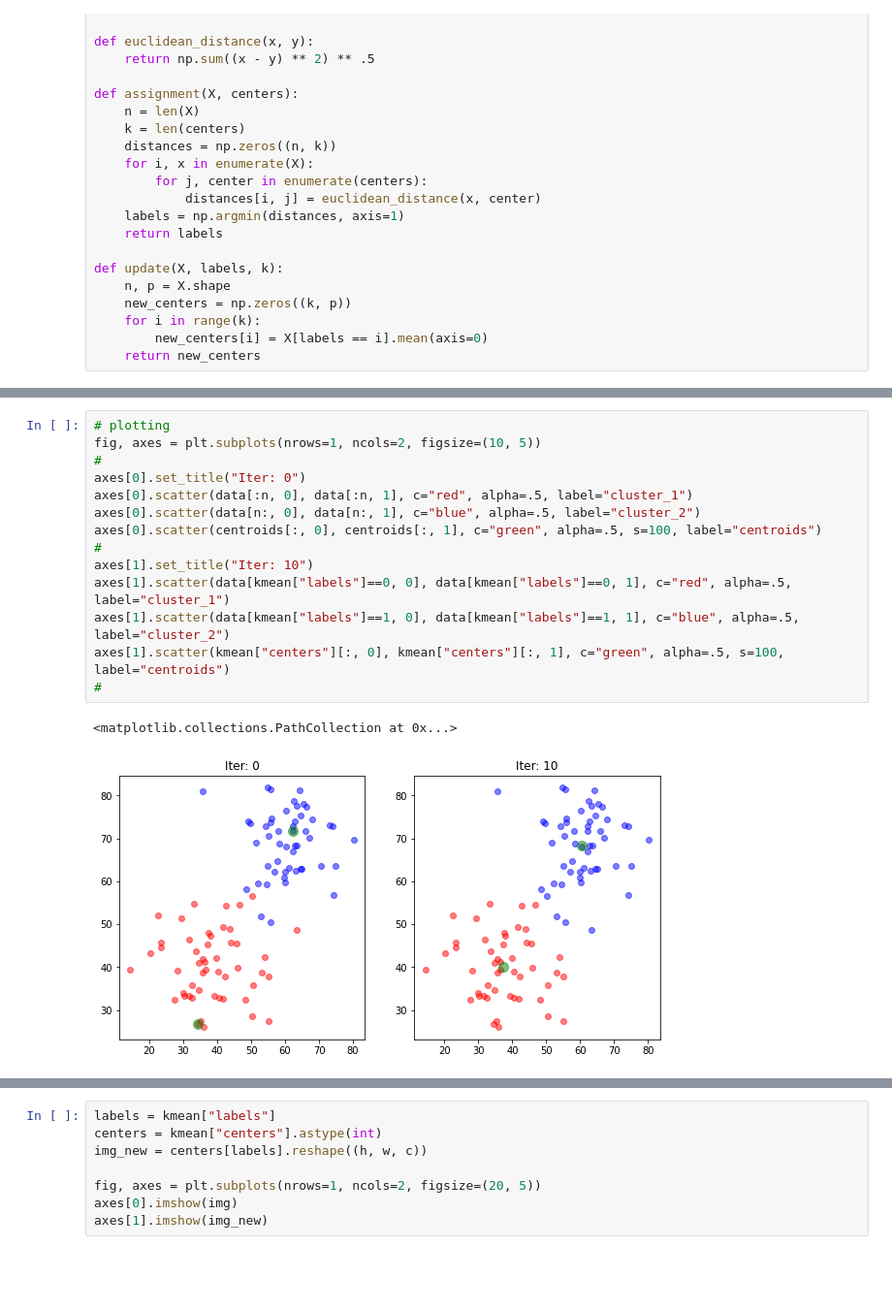
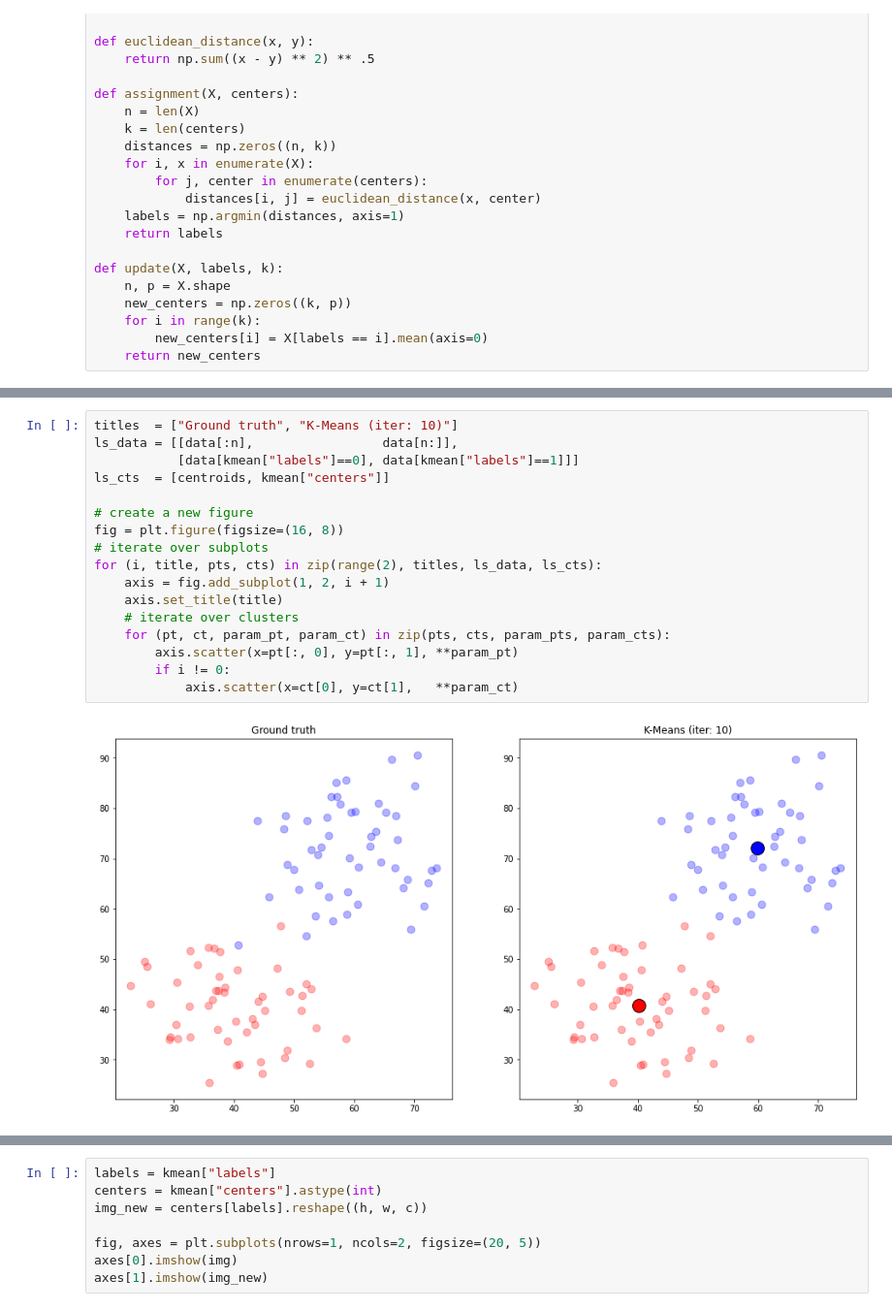
Before and after one commit to Niche-Squad/intro_to_phenomics, a Jupyter notebook: l03_kmeans.ipynb, the cells around one changed output, grey strips where cells are left out. Shown at 97% size. Drawn from its saved outputs; the diff is of its cells as text; blank space fills up the shorter version.

Commit message:
kmeans almost done

```diff
--- a/l03_kmeans.ipynb
+++ b/l03_kmeans.ipynb
@@ -172,17 +255,19 @@ kmean
-# %%
-# plotting
-fig, axes = plt.subplots(nrows=1, ncols=2, figsize=(10, 5))
-#
-axes[0].set_title("Iter: 0")
-axes[0].scatter(data[:n, 0], data[:n, 1], c="red", alpha=.5, label="cluster_1")
-axes[0].scatter(data[n:, 0], data[n:, 1], c="blue", alpha=.5, label="cluster_2")
-axes[0].scatter(centroids[:, 0], centroids[:, 1], c="green", alpha=.5, s=100, label="centroids")
-#
-axes[1].set_title("Iter: 10")
-axes[1].scatter(data[kmean["labels"]==0, 0], data[kmean["labels"]==0, 1], c="red", alpha=.5, label="cluster_1")
-axes[1].scatter(data[kmean["labels"]==1, 0], data[kmean["labels"]==1, 1], c="blue", alpha=.5, label="cluster_2")
-axes[1].scatter(kmean["centers"][:, 0], kmean["centers"][:, 1], c="green", alpha=.5, s=100, label="centroids")
-#
-# %% [output]
-<matplotlib.collections.PathCollection at 0x...>
-[figure, removed]
+# %%
+titles  = ["Ground truth", "K-Means (iter: 10)"]
+ls_data = [[data[:n],                 data[n:]],
+           [data[kmean["labels"]==0], data[kmean["labels"]==1]]]
+ls_cts  = [centroids, kmean["centers"]]
+
+# create a new figure
+fig = plt.figure(figsize=(16, 8))
+# iterate over subplots
+for (i, title, pts, cts) in zip(range(2), titles, ls_data, ls_cts):
+    axis = fig.add_subplot(1, 2, i + 1)
+    axis.set_title(title)
+    # iterate over clusters
+    for (pt, ct, param_pt, param_ct) in zip(pts, cts, param_pts, param_cts):
+        axis.scatter(x=pt[:, 0], y=pt[:, 1], **param_pt)
+        if i != 0:
+            axis.scatter(x=ct[0], y=ct[1],   **param_ct)
+# %% [output]
+[figure, added]
```
Also changed, not shown: parts of 34 cells of this notebook, 3 other files.
